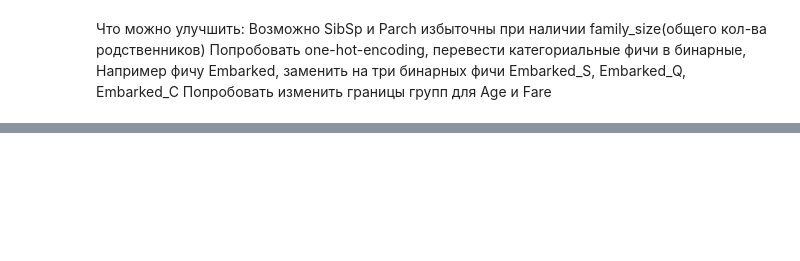
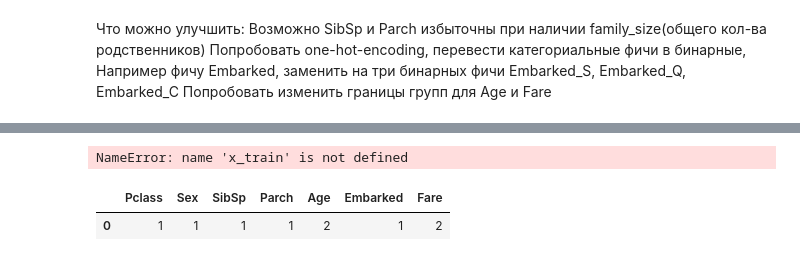
Before and after one commit to cruim/kaggle_titanic, a Jupyter notebook: test.ipynb, the cells around one changed output, grey strips where cells are left out. Saved outputs shown, nothing was run; the diff lists cells and outputs as text; code cells hidden in the pictures; blank space fills up the shorter version.

```diff
--- a/test.ipynb
+++ b/test.ipynb
@@ -916,0 +1001,4 @@ zipp==3.1.0
+# %%
+x_train.head()
+# %% [output]
+NameError: name 'x_train' is not defined
@@ -916,0 +1009,19 @@ zipp==3.1.0
+# %%
+
+input = {"Pclass": 1,
+                     "Sex": 1,
+                     "SibSp": 1,
+                     "Parch": 1,
+                    "Age": 2,
+                     "Embarked": 1,
+                     "Fare": 2,
+                     }
+from_file = CatBoostClassifier()
+model = from_file.load_model(fname='catboost_model')
+test = [input]
+test
+df = pd.DataFrame.from_dict(test, orient='columns')
+df.head()
+# %% [output]
+|  | Pclass | Sex | SibSp | Parch | Age | Embarked | Fare |
+| 0 | 1 | 1 | 1 | 1 | 2 | 1 | 2 |
```
Also changed, not shown: parts of 36 cells of this notebook, 1 other file.
